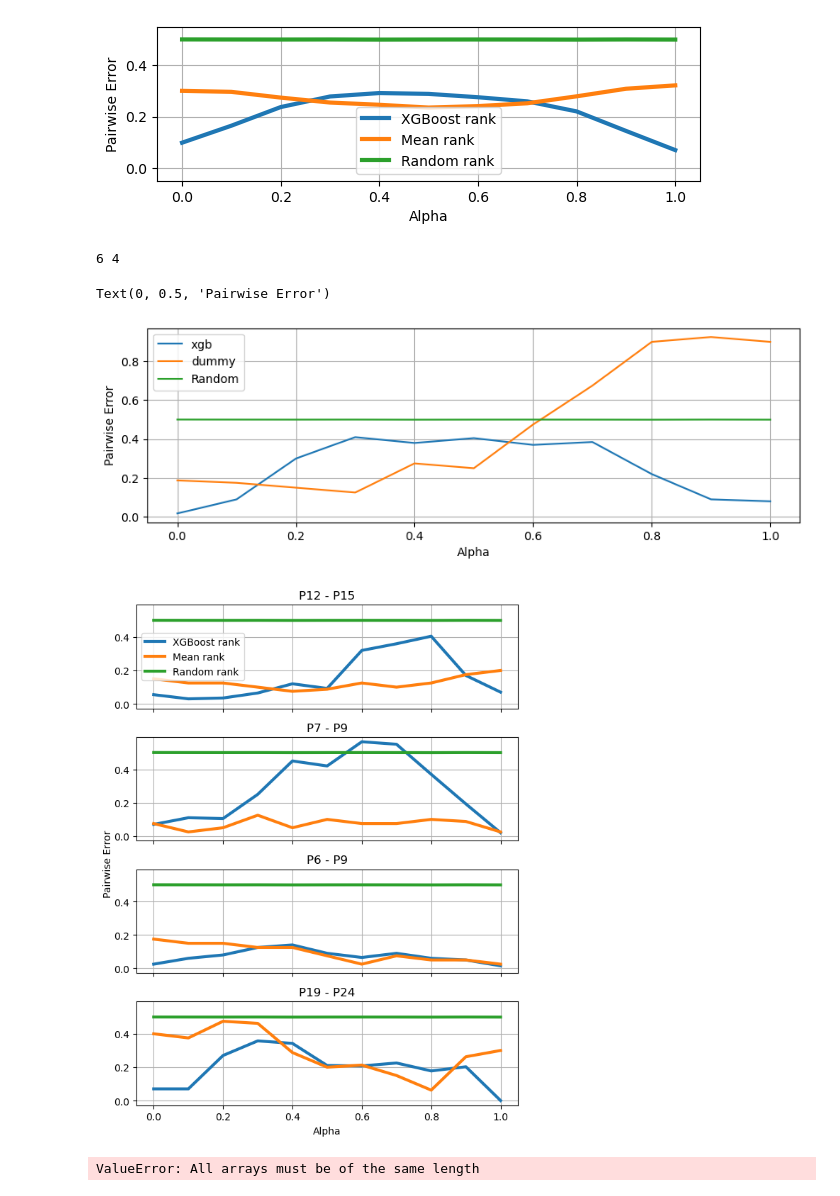
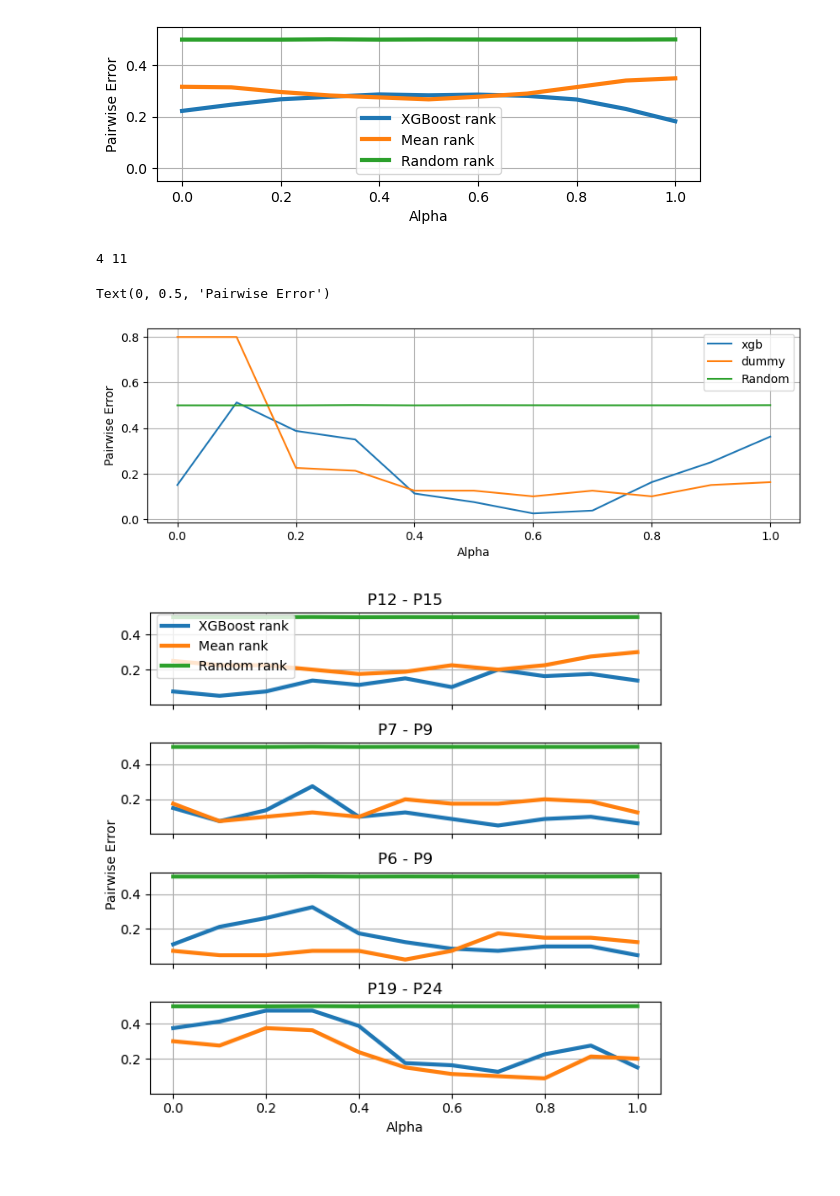
Before and after one commit to gasperpetelin/affine-ranking, a Jupyter notebook: 008-result-analyse.ipynb, the cells around one changed output. Drawn from its saved outputs; the diff is of its cells as text; code cells hidden in the pictures.

```diff
--- a/008-result-analyse.ipynb
+++ b/008-result-analyse.ipynb
@@ -9,6 +9,10 @@ from xgboost import XGBRegressor
 from sklearn.metrics import mean_absolute_error
 from sklearn.dummy import DummyRegressor
 from utils import *
+# %%
+import matplotlib
+matplotlib.rcParams['pdf.fonttype'] = 42
+matplotlib.rcParams['ps.fonttype'] = 42
 # %%
 def append_pairwise_error(df):
     df["pairwise_error"] = 0
@@ -26,7 +30,9 @@ algorithms = ['GA', 'PSO', 'DE', 'CMAES', 'ES']
 meta_columns = ['problem1', 'problem2', 'instance1', 'instance2', 'alpha', 'dim', 'algorithm_run']
 meta_columns_no_run = ['problem1', 'problem2', 'instance1', 'instance2', 'alpha', 'dim']
 # %%
-dfxgb = pd.read_csv("pred_all_functions_xgboost.csv", index_col=False)
+#dfxgb = pd.read_csv("pred_all_functions_xgboost.csv", index_col=False)pred_all_functions_xgboost_cm_angle
+dfxgb = pd.read_csv("pred_all_functions_xgboost_ela_distr.csv", index_col=False)
+
 dfdummy = pd.read_csv("pred_all_functions_dummy.csv", index_col=False)
 # %%
 dfdummy
@@ -100,7 +106,7 @@ plt.ylabel('Pairwise Error')
 plt.ylim(y_lims)
 plt.savefig(f'figures/accuracy_alphas.pdf', bbox_inches='tight', pad_inches=0)
 # %% [output]
-[figure, old version]
+[figure, new version]
 # %%
 import random
 
@@ -125,13 +131,13 @@ plt.xlabel('Alpha')
 plt.ylabel('Pairwise Error')
 #plt.ylim([-0.05, 0.85])
 # %% [output]
-6 4
+4 11
 Text(0, 0.5, 'Pairwise Error')
-[figure, old version]
+[figure, new version]
 # %%
 import matplotlib.pyplot as plt
 
-fig, axes = plt.subplots(4, 1, figsize=(6, 8), sharex=True, sharey=True)
+fig, axes = plt.subplots(4, 1, figsize=(6, 6), sharex=True, sharey=True)
 
 p1 = 12
 p2 = 15
@@ -143,6 +149,7 @@ axes[0].plot(v2['alpha'], v2['pairwise_error'], label=median_label, lw=lw)
 axes[0].plot(v3['alpha'], v3['pairwise_error'], label=random_label, lw=lw)
 axes[0].grid()
 axes[0].set_title(f'P{p1} - P{p2}')
+#axes[0].legend(loc='upper center', bbox_to_anchor=(0.5, 1.55))
 
 p1 = 19
 p2 = 24
@@ -154,52 +161,32 @@ axes[3].plot(v3['alpha'], v3['pairwise_error'], label=random_label, lw=lw)
 axes[3].grid()
 axes[3].set_title(f'P{p1} - P{p2}')
 
 p1 = 7
 p2 = 9
 v1 = dfxgb.groupby(['problem1', 'problem2', 'alpha']).mean().reset_index().query(f'problem2=={p1} and problem1=={p2}')
 v2 = dfdummy.groupby(['problem1', 'problem2', 'alpha']).mean().reset_index().query(f'problem2=={p1} and problem1=={p2}')
 axes[1].plot(v1['alpha'], v1['pairwise_error'], label=xgb_label, lw=lw)
 axes[1].plot(v2['alpha'], v2['pairwise_error'], label=median_label, lw=lw)
 axes[1].plot(v3['alpha'], v3['pairwise_error'], label=random_label, lw=lw)
 axes[1].grid()
 axes[1].set_title(f'P{p1} - P{p2}')
 
 p1 = 6
 p2 = 9
 v1 = dfxgb.groupby(['problem1', 'problem2', 'alpha']).mean().reset_index().query(f'problem2=={p1} and problem1=={p2}')
 v2 = dfdummy.groupby(['problem1', 'problem2', 'alpha']).mean().reset_index().query(f'problem2=={p1} and problem1=={p2}')
 axes[2].plot(v1['alpha'], v1['pairwise_error'], label=xgb_label, lw=lw)
 axes[2].plot(v2['alpha'], v2['pairwise_error'], label=median_label, lw=lw)
 axes[2].plot(v3['alpha'], v3['pairwise_error'], label=random_label, lw=lw)
 axes[2].grid()
 axes[2].set_title(f'P{p1} - P{p2}')
 
-axes[0].legend()
+axes[0].legend(loc='upper left', bbox_to_anchor=(0.0, 1.05))
 
 axes[-1].set_xlabel("Alpha")
 fig.text(0.00, 0.5, "Pairwise Error", va='center', rotation='vertical')
 
 plt.tight_layout()
 plt.savefig(f'figures/accuracy_alphas_examples.pdf', bbox_inches='tight', pad_inches=0)
 # %% [output]
-[figure, old version]
+[figure, new version]
-# %%
-df = pd.DataFrame({'problem1': [],
- 'problem2': [1],
- 'instance1': [1],
- 'instance2': [1],
- 'alpha': [1],
- 'dim': [1],
- 'GA_true': [5],
- 'PSO_true': [2.33],
- 'DE_true': [2.67],
- 'CMAES_true': [1],
- 'ES_true': [4],
- 'GA_pred': [4.8],
- 'PSO_pred': [2.63],
- 'DE_pred': [2.37],
- 'CMAES_pred': [1.1],
- 'ES_pred': [4.1],})
-df
-# %% [output]
-ValueError: All arrays must be of the same length
```
Also changed, not shown: parts of 5 cells of this notebook, 17 other files.
